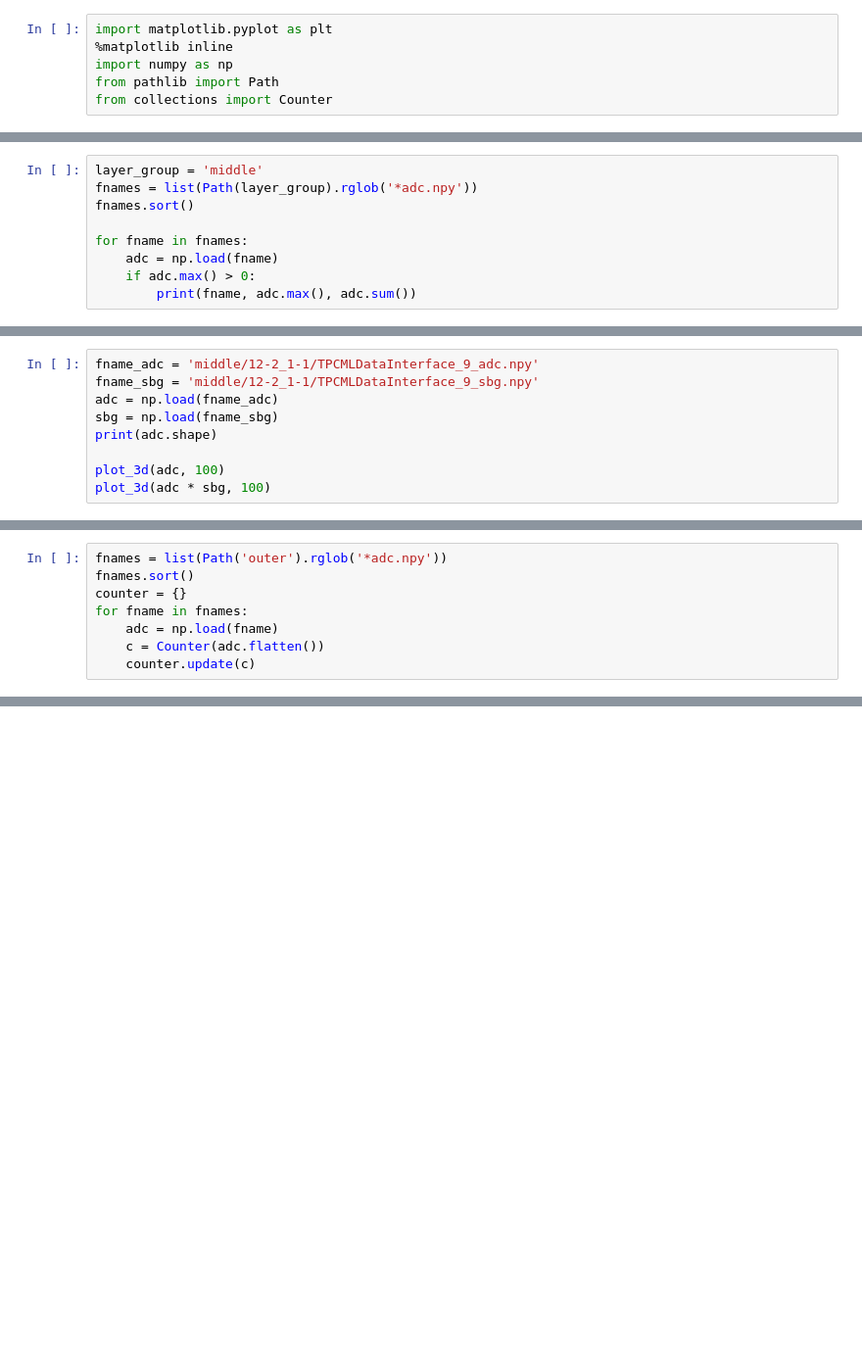
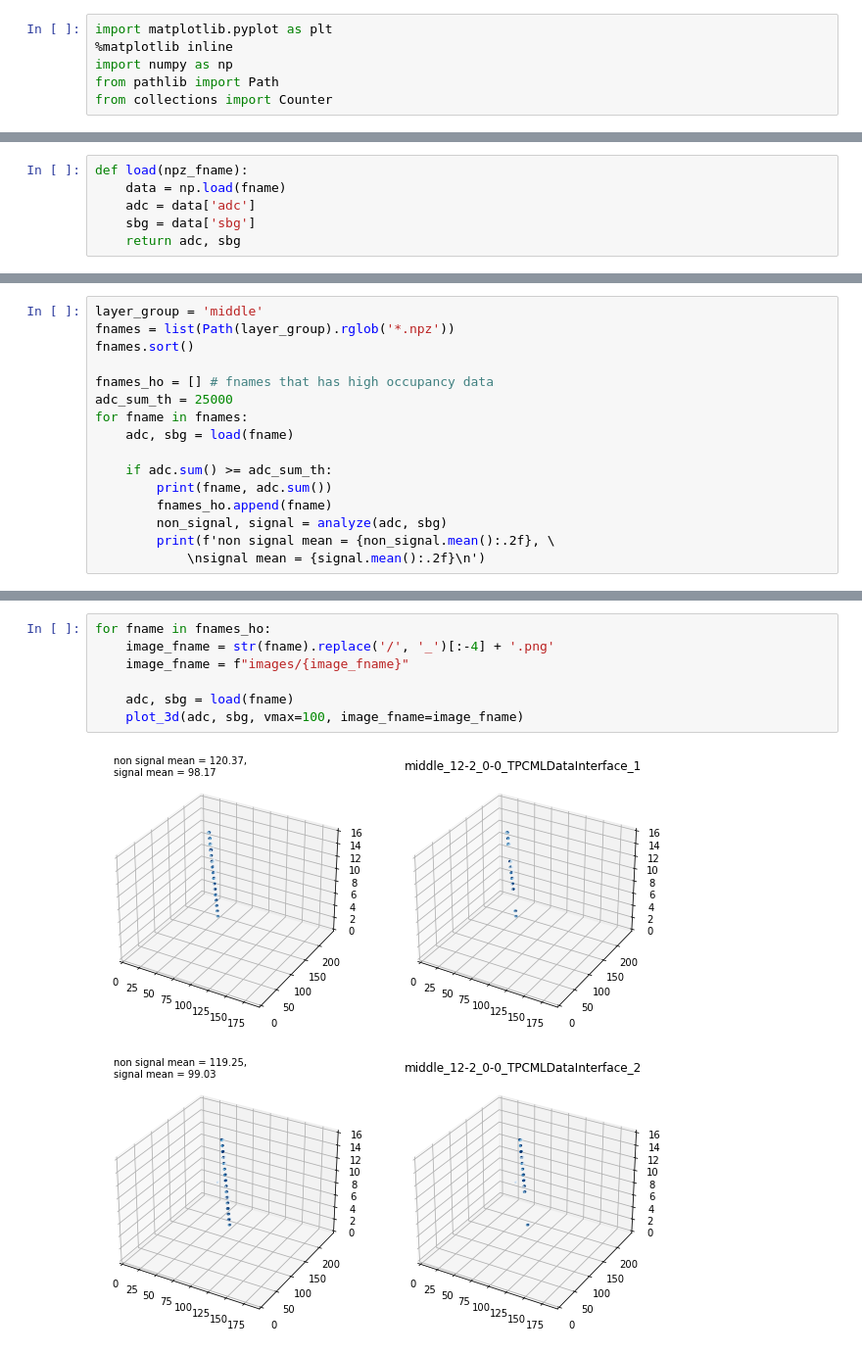
Before and after one commit to BNL-DAQ-LDRD/NeuralCompression, a Jupyter notebook: scripts/test_signalBackground/visualize_signalBackground.ipynb, the cells around one changed output, grey strips where cells are left out. Shown at 98% size. Drawn from its saved outputs; the diff is of its cells as text; blank space fills up the shorter version.

```diff
--- a/scripts/test_signalBackground/visualize_signalBackground.ipynb
+++ b/scripts/test_signalBackground/visualize_signalBackground.ipynb
@@ -6,0 +9,6 @@ from collections import Counter
+# %%
+def load(npz_fname):
+    data = np.load(fname)
+    adc = data['adc']
+    sbg = data['sbg']
+    return adc, sbg
@@ -7,10 +69,17 @@ from collections import Counter
 # %%
 layer_group = 'middle'
-fnames = list(Path(layer_group).rglob('*adc.npy'))
+fnames = list(Path(layer_group).rglob('*.npz'))
 fnames.sort()
 
+fnames_ho = [] # fnames that has high occupancy data
+adc_sum_th = 25000
 for fname in fnames:
-    adc = np.load(fname)
-    if adc.max() > 0:
-        print(fname, adc.max(), adc.sum())
+    adc, sbg = load(fname)
+
+    if adc.sum() >= adc_sum_th:
+        print(fname, adc.sum())
+        fnames_ho.append(fname)
+        non_signal, signal = analyze(adc, sbg)
+        print(f'non signal mean = {non_signal.mean():.2f}, \
+            \nsignal mean = {signal.mean():.2f}\n')
 # %% [output]
@@ -57,9 +102,0 @@ def plot_3d(image, vmax=None):
-# %%
-fname_adc = 'middle/12-2_1-1/TPCMLDataInterface_9_adc.npy'
-fname_sbg = 'middle/12-2_1-1/TPCMLDataInterface_9_sbg.npy'
-adc = np.load(fname_adc)
-sbg = np.load(fname_sbg)
-print(adc.shape)
-
-plot_3d(adc, 100)
-plot_3d(adc * sbg, 100)
@@ -70,8 +102,0 @@ plot_3d(adc * sbg, 100)
-# %%
-fnames = list(Path('outer').rglob('*adc.npy'))
-fnames.sort()
-counter = {}
-for fname in fnames:
-    adc = np.load(fname)
-    c = Counter(adc.flatten())
-    counter.update(c)
@@ -93,0 +105,10 @@ print(zero, non_zero)
+# %%
+for fname in fnames_ho:
+    image_fname = str(fname).replace('/', '_')[:-4] + '.png'
+    image_fname = f"images/{image_fname}"
+
+    adc, sbg = load(fname)
+    plot_3d(adc, sbg, vmax=100, image_fname=image_fname)
+# %% [output]
+[figure, added]
+[figure, added]
```
Also changed, not shown: parts of 12 cells of this notebook, 1 other file.
